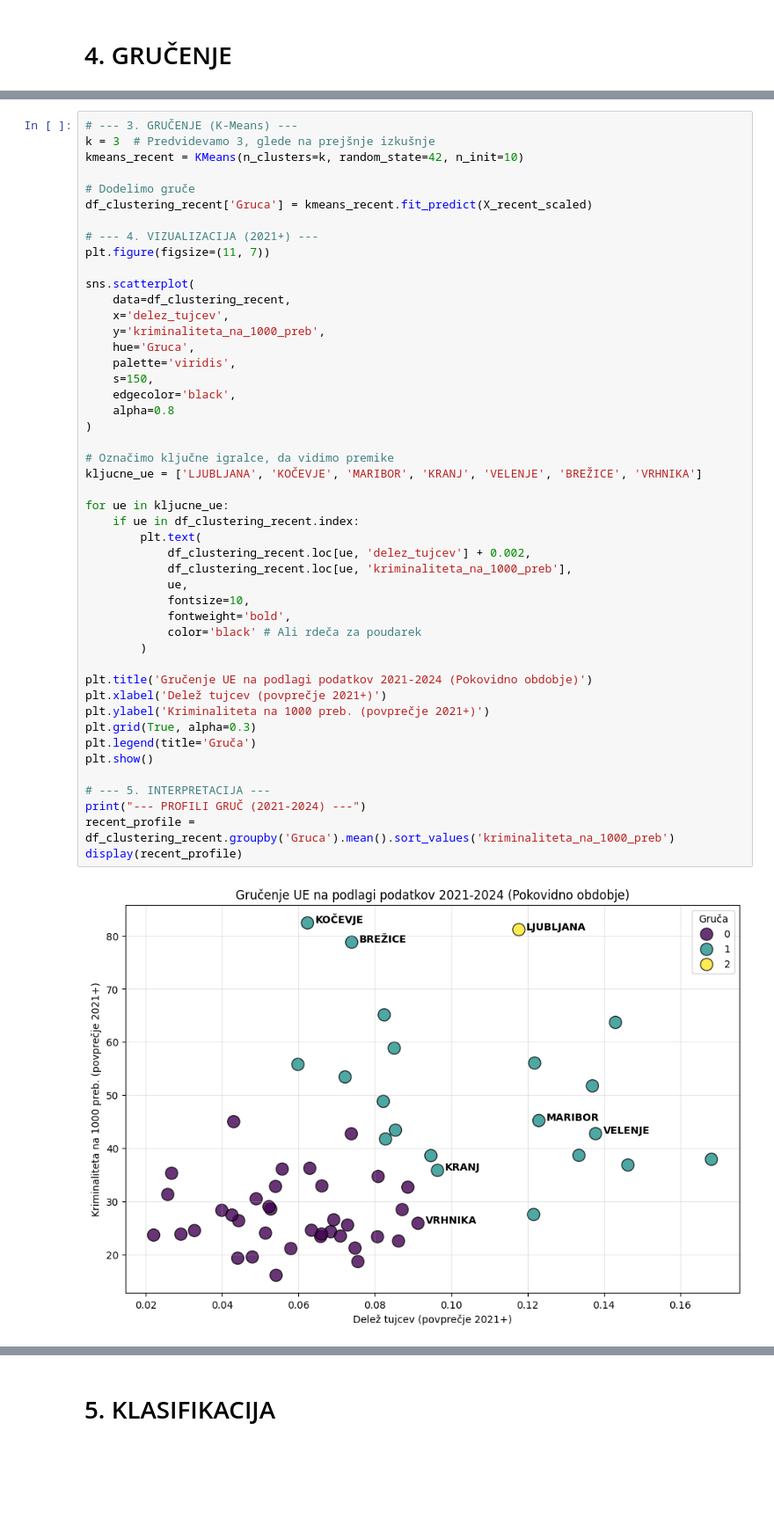
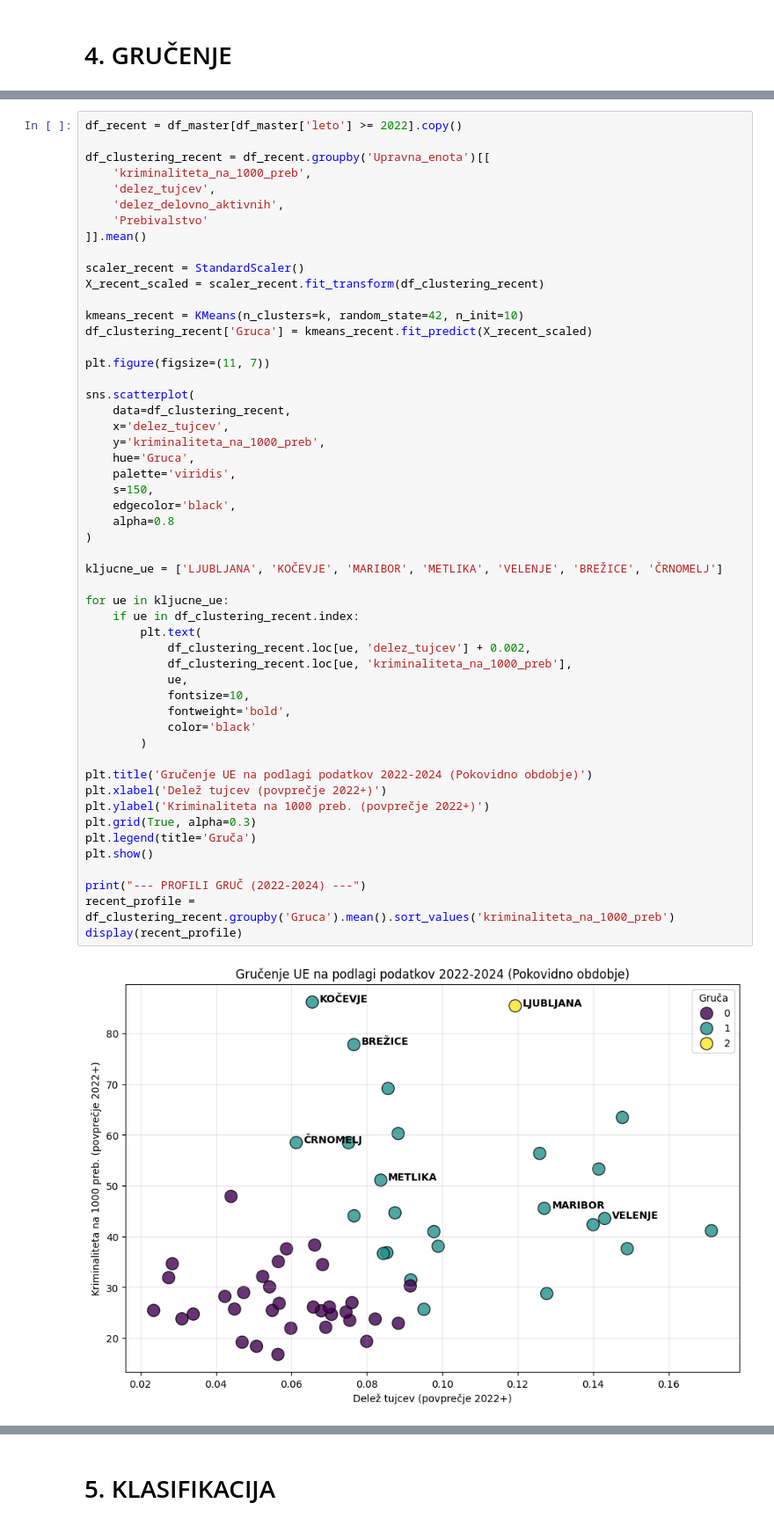
Before and after one commit to matijag13/kriminaliteta, a Jupyter notebook: ISSU_Projekt_Gusel.ipynb, the cells around one changed output, grey strips where cells are left out. Shown at 88% size. Cells and saved outputs as stored; diff of their text form; blank space fills up the shorter version.

```diff
--- a/ISSU_Projekt_Gusel.ipynb
+++ b/ISSU_Projekt_Gusel.ipynb
@@ -1045,49 +985,54 @@ plt.show()
 # %%
-# --- 3. GRUČENJE (K-Means) ---
-k = 3  # Predvidevamo 3, glede na prejšnje izkušnje
+df_recent = df_master[df_master['leto'] >= 2022].copy()
+
+df_clustering_recent = df_recent.groupby('Upravna_enota')[[
+    'kriminaliteta_na_1000_preb',
+    'delez_tujcev',
+    'delez_delovno_aktivnih',
+    'Prebivalstvo'
+]].mean()
+
+scaler_recent = StandardScaler()
+X_recent_scaled = scaler_recent.fit_transform(df_clustering_recent)
+
 kmeans_recent = KMeans(n_clusters=k, random_state=42, n_init=10)
-
-# Dodelimo gruče
 df_clustering_recent['Gruca'] = kmeans_recent.fit_predict(X_recent_scaled)
 
-# --- 4. VIZUALIZACIJA (2021+) ---
 plt.figure(figsize=(11, 7))
 
 sns.scatterplot(
     data=df_clustering_recent,
     x='delez_tujcev',
     y='kriminaliteta_na_1000_preb',
     hue='Gruca',
     palette='viridis',
     s=150,
     edgecolor='black',
     alpha=0.8
 )
 
-# Označimo ključne igralce, da vidimo premike
-kljucne_ue = ['LJUBLJANA', 'KOČEVJE', 'MARIBOR', 'KRANJ', 'VELENJE', 'BREŽICE', 'VRHNIKA']
+kljucne_ue = ['LJUBLJANA', 'KOČEVJE', 'MARIBOR', 'METLIKA', 'VELENJE', 'BREŽICE', 'ČRNOMELJ']
 
 for ue in kljucne_ue:
     if ue in df_clustering_recent.index:
         plt.text(
             df_clustering_recent.loc[ue, 'delez_tujcev'] + 0.002,
             df_clustering_recent.loc[ue, 'kriminaliteta_na_1000_preb'],
             ue,
             fontsize=10,
             fontweight='bold',
-            color='black' # Ali rdeča za poudarek
+            color='black'
         )
 
-plt.title('Gručenje UE na podlagi podatkov 2021-2024 (Pokovidno obdobje)')
-plt.xlabel('Delež tujcev (povprečje 2021+)')
-plt.ylabel('Kriminaliteta na 1000 preb. (povprečje 2021+)')
+plt.title('Gručenje UE na podlagi podatkov 2022-2024 (Pokovidno obdobje)')
+plt.xlabel('Delež tujcev (povprečje 2022+)')
+plt.ylabel('Kriminaliteta na 1000 preb. (povprečje 2022+)')
 plt.grid(True, alpha=0.3)
 plt.legend(title='Gruča')
 plt.show()
 
-# --- 5. INTERPRETACIJA ---
-print("--- PROFILI GRUČ (2021-2024) ---")
+print("--- PROFILI GRUČ (2022-2024) ---")
 recent_profile = df_clustering_recent.groupby('Gruca').mean().sort_values('kriminaliteta_na_1000_preb')
 display(recent_profile)
 # %% [output]
-[figure, old version]
+[figure, new version]
```
Also changed, not shown: parts of 77 cells of this notebook.
